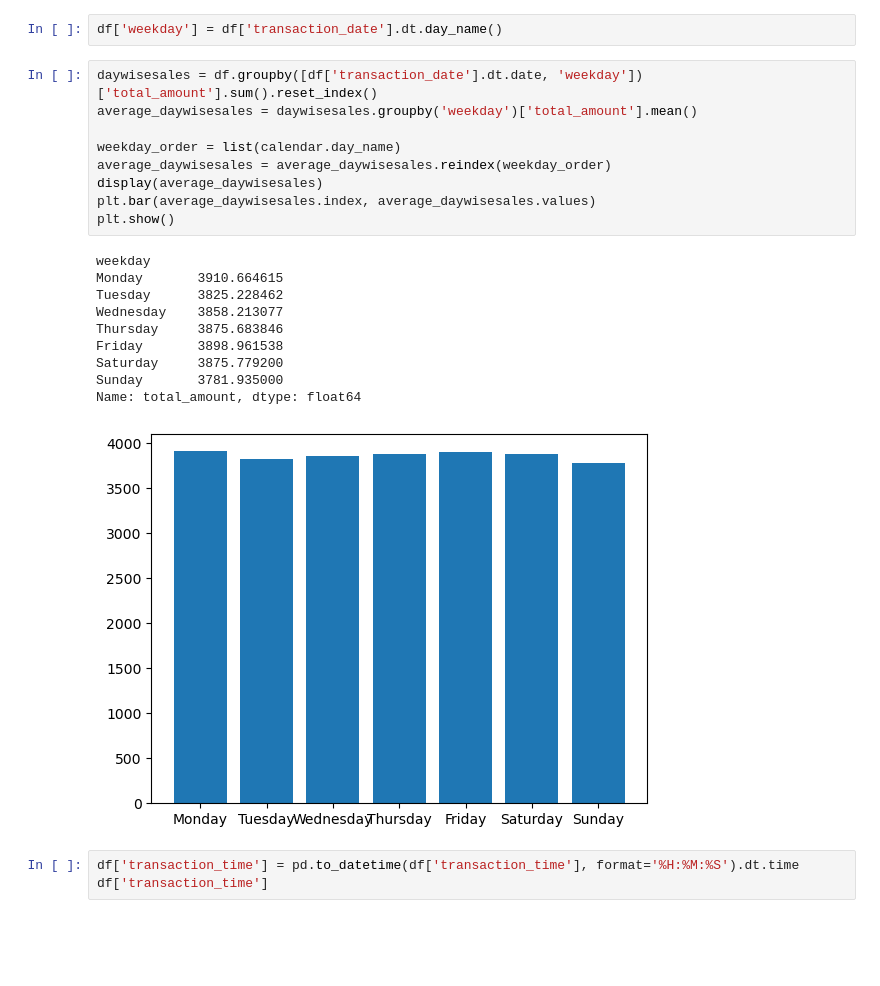
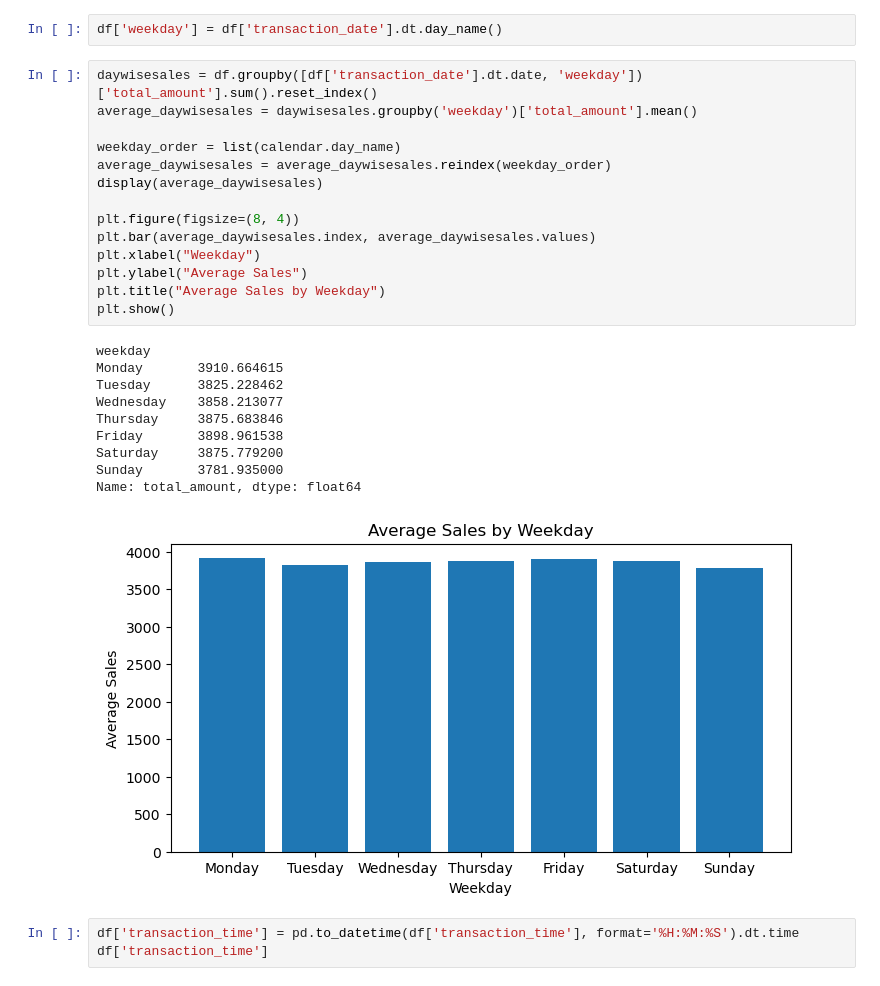
Before and after one commit to Priyanshu501/BrewedIQ, a Jupyter notebook: analysis.ipynb, the cells around one changed output. Cells and saved outputs as stored; diff of their text form; blank space fills up the shorter version.

```diff
--- a/analysis.ipynb
+++ b/analysis.ipynb
@@ -468,23 +468,28 @@ df['weekday'] = df['transaction_date'].dt.day_name()
 # %%
 daywisesales = df.groupby([df['transaction_date'].dt.date, 'weekday'])['total_amount'].sum().reset_index()
 average_daywisesales = daywisesales.groupby('weekday')['total_amount'].mean()
 
 weekday_order = list(calendar.day_name)
 average_daywisesales = average_daywisesales.reindex(weekday_order)
 display(average_daywisesales)
+
+plt.figure(figsize=(8, 4))
 plt.bar(average_daywisesales.index, average_daywisesales.values)
+plt.xlabel("Weekday")
+plt.ylabel("Average Sales")
+plt.title("Average Sales by Weekday")
 plt.show()
 # %% [output]
 weekday
 Monday       3910.664615
 Tuesday      3825.228462
 Wednesday    3858.213077
 Thursday     3875.683846
 Friday       3898.961538
 Saturday     3875.779200
 Sunday       3781.935000
 Name: total_amount, dtype: float64
-[figure, old version]
+[figure, new version]
 # %%
 df['transaction_time'] = pd.to_datetime(df['transaction_time'], format='%H:%M:%S').dt.time
 df['transaction_time']
```
